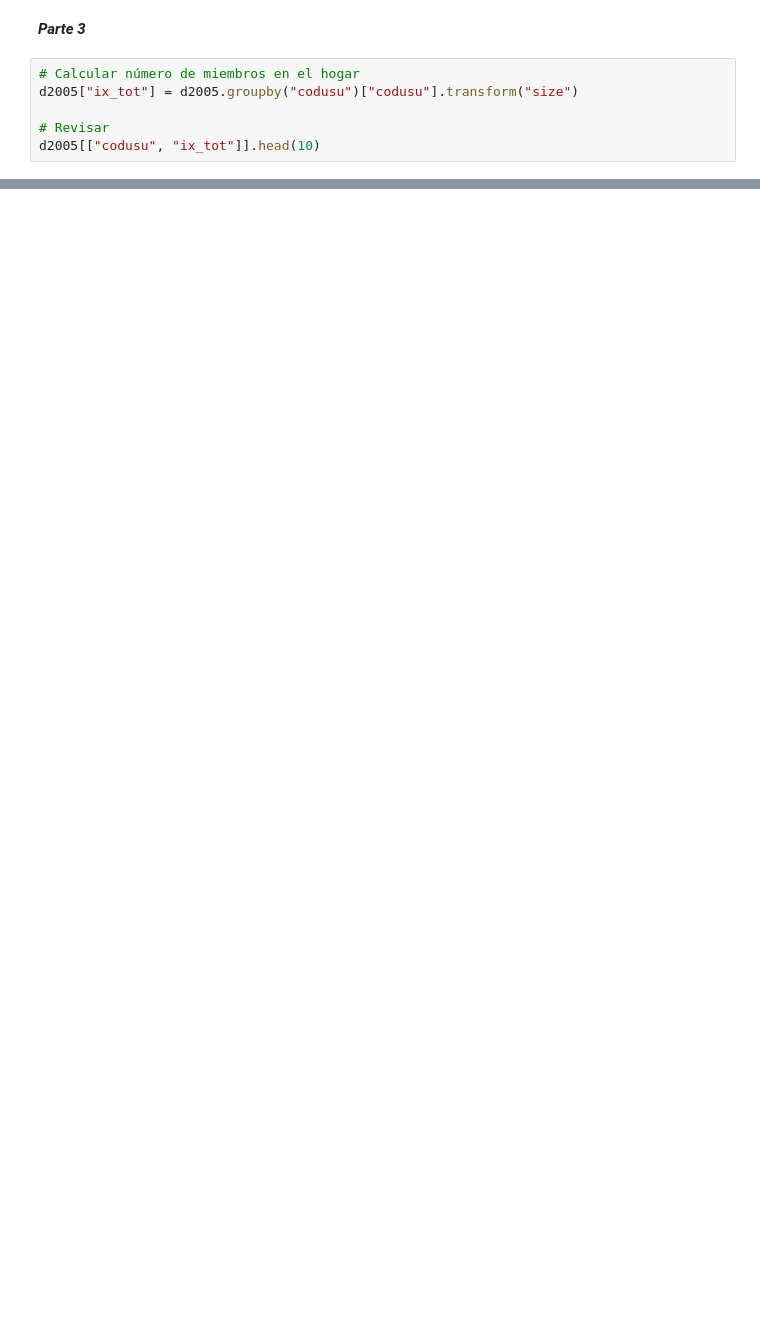
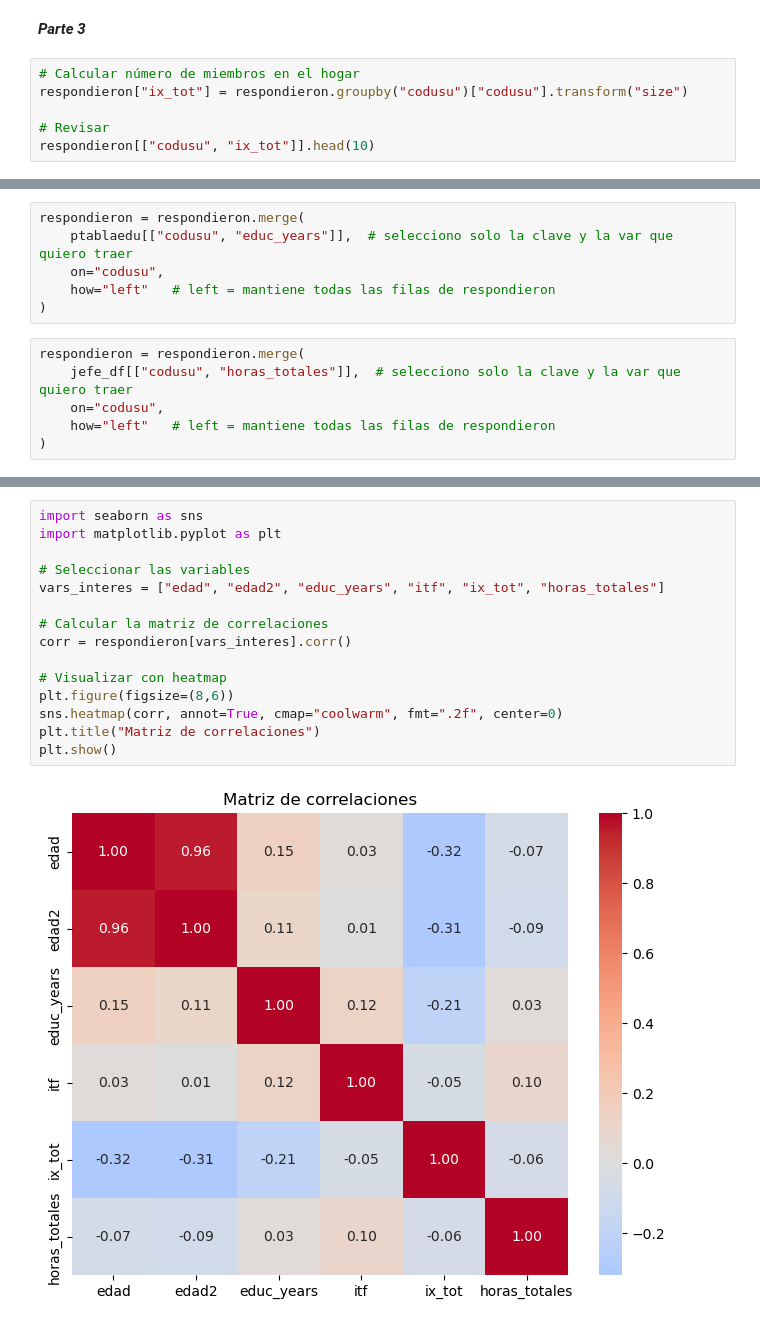
Before and after one commit to caterinawalker/Ciencia-de-Datos, a Jupyter notebook: TP2/tp2 (extendido tp1).ipynb, the cells around one changed output, grey strips where cells are left out. Cells and saved outputs as stored; diff of their text form; blank space fills up the shorter version.

```diff
--- a/TP2/tp2 (extendido tp1).ipynb
+++ b/TP2/tp2 (extendido tp1).ipynb
@@ -1025,8 +1018,8 @@ Cantidad de variables limpias y homogeneizadas      5      5      5
 ***Parte 3***
 # %%
 # Calcular número de miembros en el hogar
-d2005["ix_tot"] = d2005.groupby("codusu")["codusu"].transform("size")
+respondieron["ix_tot"] = respondieron.groupby("codusu")["codusu"].transform("size")
 
 # Revisar
-d2005[["codusu", "ix_tot"]].head(10)
+respondieron[["codusu", "ix_tot"]].head(10)
 # %% [output]
@@ -1071,0 +1037,12 @@ See the caveats in the documentation: https://pandas.pydata.org/pandas-docs/stab
+# %%
+respondieron = respondieron.merge(
+    ptablaedu[["codusu", "educ_years"]],  # selecciono solo la clave y la var que quiero traer
+    on="codusu",
+    how="left"   # left = mantiene todas las filas de respondieron
+)
+# %%
+respondieron = respondieron.merge(
+    jefe_df[["codusu", "horas_totales"]],  # selecciono solo la clave y la var que quiero traer
+    on="codusu",
+    how="left"   # left = mantiene todas las filas de respondieron
+)
@@ -1071,0 +1069,17 @@ See the caveats in the documentation: https://pandas.pydata.org/pandas-docs/stab
+# %%
+import seaborn as sns
+import matplotlib.pyplot as plt
+
+# Seleccionar las variables
+vars_interes = ["edad", "edad2", "educ_years", "itf", "ix_tot", "horas_totales"]
+
+# Calcular la matriz de correlaciones
+corr = respondieron[vars_interes].corr()
+
+# Visualizar con heatmap
+plt.figure(figsize=(8,6))
+sns.heatmap(corr, annot=True, cmap="coolwarm", fmt=".2f", center=0)
+plt.title("Matriz de correlaciones")
+plt.show()
+# %% [output]
+[figure, added]
```
Also changed, not shown: parts of 26 cells of this notebook.
